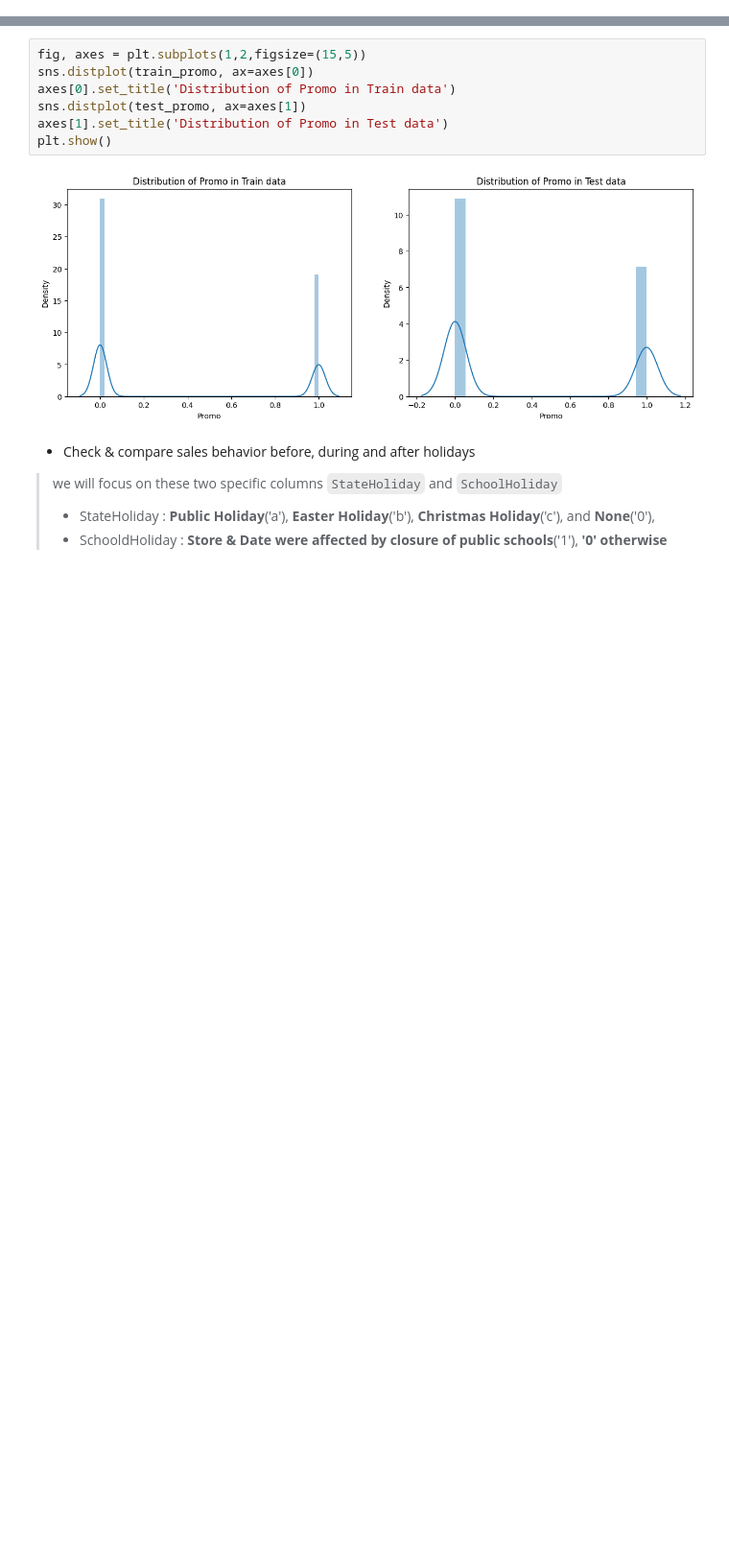
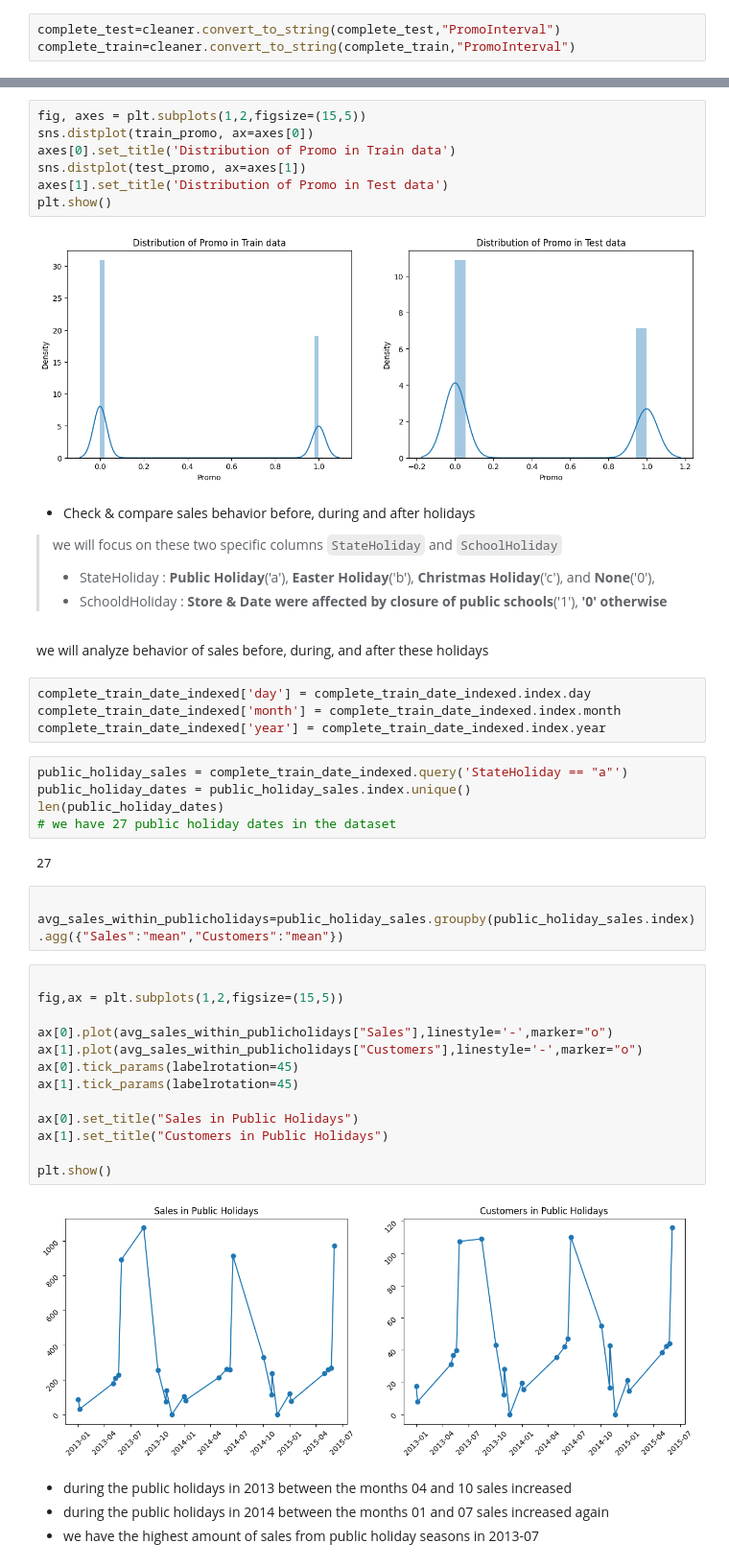
Before and after one commit to Nathnael12/pharmaceutical-sales-prediction, a Jupyter notebook: notbooks/data_exploration.ipynb, the cells around one changed output, grey strips where cells are left out. Shown at 96% size. Cells and saved outputs as stored; diff of their text form; blank space fills up the shorter version.

Commit message:
eda by holidays

```diff
--- a/notbooks/data_exploration.ipynb
+++ b/notbooks/data_exploration.ipynb
@@ -32,6 +32,9 @@ repo="../"
 store=util.read_from_dvc("data/store.csv",repo,"store-v1",low_memory=False)
 complete_test=util.read_from_dvc("data/test.csv",repo,"test-v2",low_memory=False)
 complete_train=util.read_from_dvc("data/train.csv",repo,"train-v2",low_memory=False)
+# %%
+complete_test=cleaner.convert_to_string(complete_test,"PromoInterval")
+complete_train=cleaner.convert_to_string(complete_train,"PromoInterval")
 # %%
 complete_test.isnull().sum()
 # %% [output]
@@ -197,3 +202,38 @@ plt.show()
 > we will focus on these two specific columns `StateHoliday` and `SchoolHoliday`
 > - StateHoliday : **Public Holiday**('a'), **Easter Holiday**('b'), **Christmas Holiday**('c'), and  **None**('0'),
 > - SchooldHoliday : **Store & Date were affected by closure of public schools**('1'), **'0' otherwise**
+# %% [markdown]
+we will analyze behavior of sales before, during, and after these holidays
+# %%
+complete_train_date_indexed['day'] = complete_train_date_indexed.index.day
+complete_train_date_indexed['month'] = complete_train_date_indexed.index.month
+complete_train_date_indexed['year'] = complete_train_date_indexed.index.year
+# %%
+public_holiday_sales = complete_train_date_indexed.query('StateHoliday == "a"')
+public_holiday_dates = public_holiday_sales.index.unique()
+len(public_holiday_dates)
+# we have 27 public holiday dates in the dataset
+# %% [output]
+27
+# %%
+
+avg_sales_within_publicholidays=public_holiday_sales.groupby(public_holiday_sales.index).agg({"Sales":"mean","Customers":"mean"})
+# %%
+
+fig,ax = plt.subplots(1,2,figsize=(15,5))
+
+ax[0].plot(avg_sales_within_publicholidays["Sales"],linestyle='-',marker="o")
+ax[1].plot(avg_sales_within_publicholidays["Customers"],linestyle='-',marker="o")
+ax[0].tick_params(labelrotation=45)
+ax[1].tick_params(labelrotation=45)
+
+ax[0].set_title("Sales in Public Holidays")
+ax[1].set_title("Customers in Public Holidays")
+
+plt.show()
+# %% [output]
+[figure, added]
+# %% [markdown]
+- during the public holidays in 2013 between the months 04 and 10 sales increased
+- during the public holidays in 2014 between the months 01 and 07 sales increased again
+- we have the highest amount of sales from public holiday seasons in 2013-07
```
Also changed, not shown: parts of 23 cells of this notebook.
